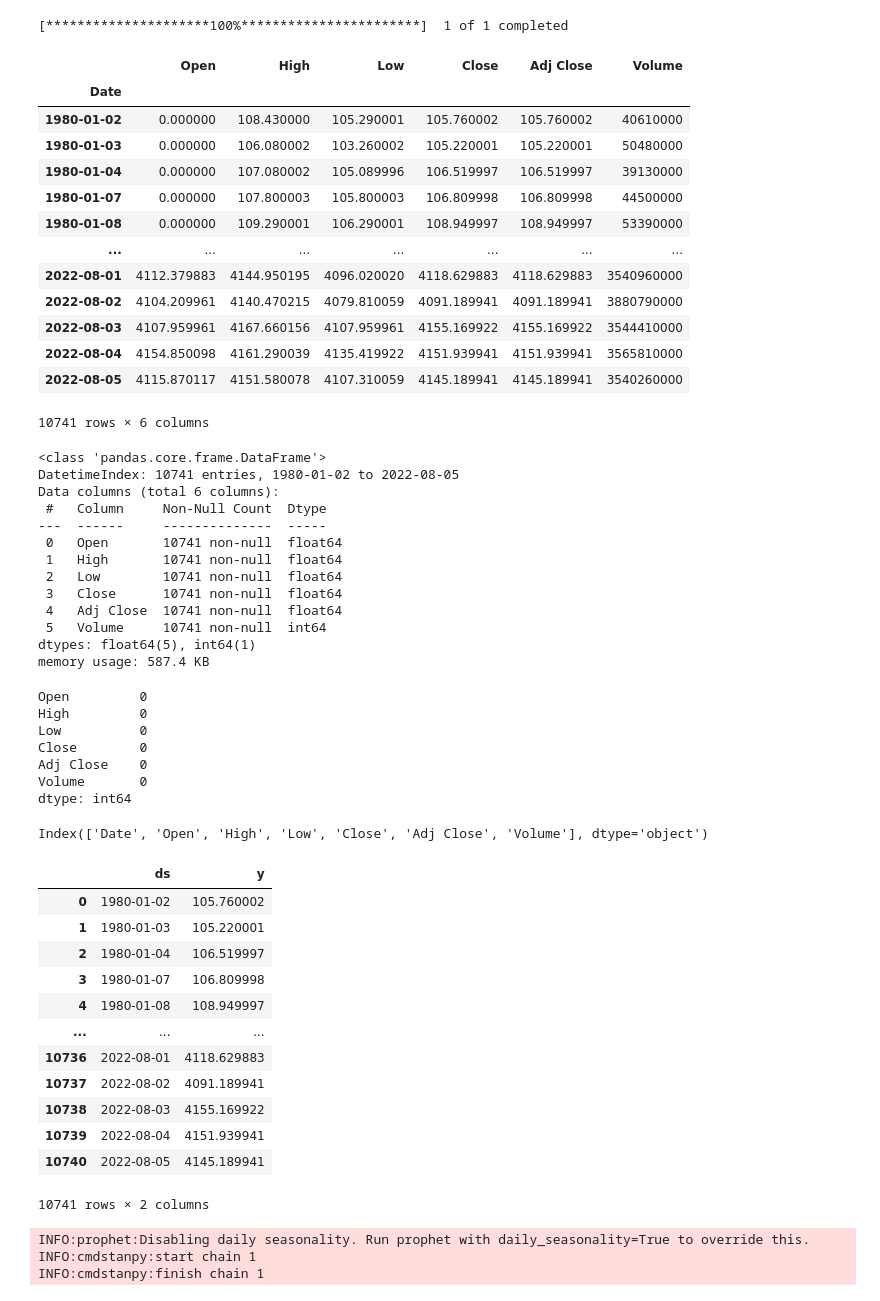
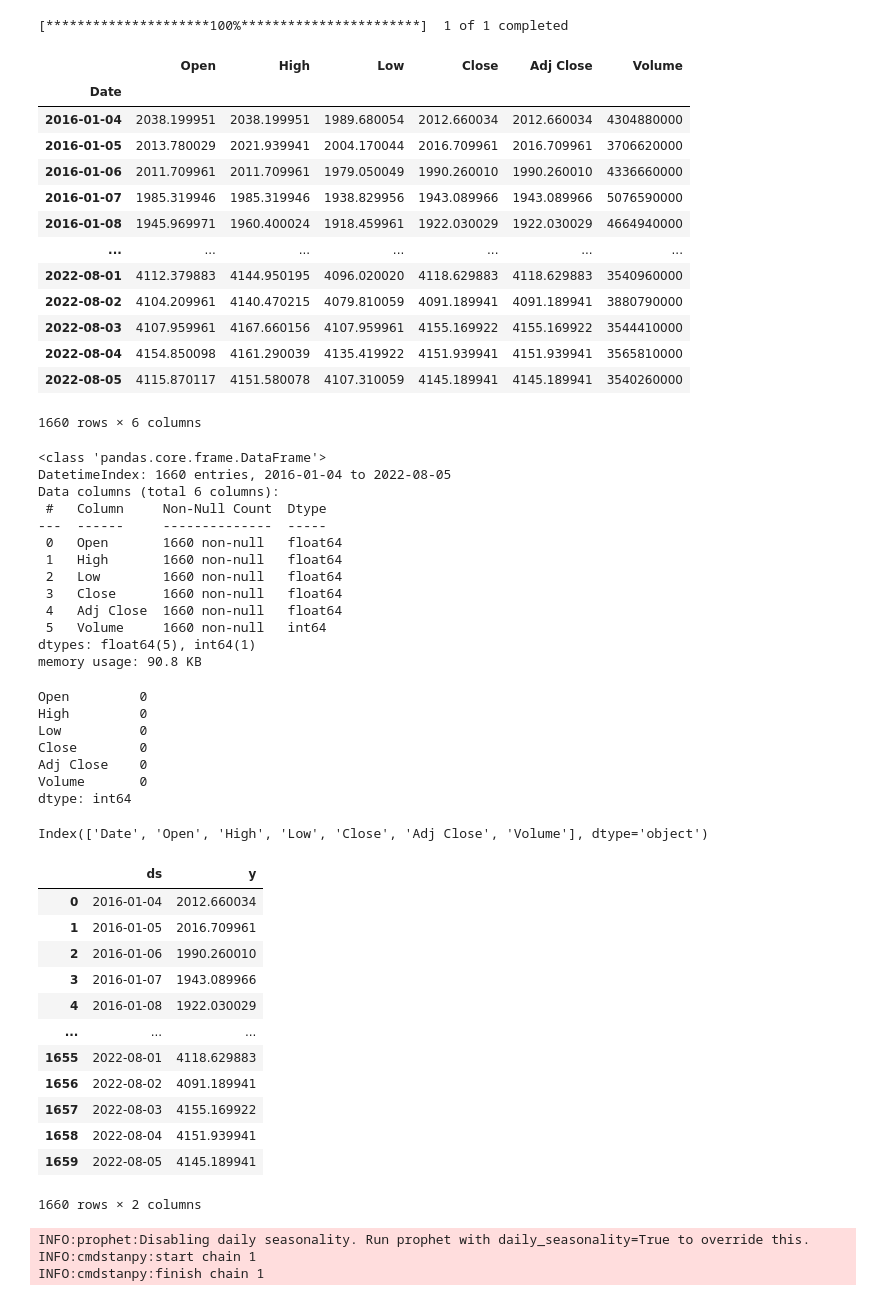
Before and after one commit to rishkosna/prophet_vs_monte, a Jupyter notebook: prophet_predictor.ipynb, the cells around one changed output. Saved outputs shown, nothing was run; the diff lists cells and outputs as text; code cells hidden in the pictures.

```diff
--- a/prophet_predictor.ipynb
+++ b/prophet_predictor.ipynb
@@ -16,46 +17,46 @@ warnings.filterwarnings('ignore')
 # %%
 # We are analyzing the S&P 500 Index thru the prophet API,
 # thus we need to garner the relevant data using yfinance
 
 today = datetime.today().strftime('%Y-%m-%d')
-start = '1980-01-01'
+start = '2016-01-01'
 
 sp_df = yf.download('^GSPC', start, today)
 sp_df
 # %% [output]
 [*********************100%***********************]  1 of 1 completed
 |  | Open | High | Low | Close | Adj Close | Volume |
 | Date |  |  |  |  |  |  |
-| 1980-01-02 | 0.000000 | 108.430000 | 105.290001 | 105.760002 | 105.760002 | 40610000 |
-| 1980-01-03 | 0.000000 | 106.080002 | 103.260002 | 105.220001 | 105.220001 | 50480000 |
-| 1980-01-04 | 0.000000 | 107.080002 | 105.089996 | 106.519997 | 106.519997 | 39130000 |
-| 1980-01-07 | 0.000000 | 107.800003 | 105.800003 | 106.809998 | 106.809998 | 44500000 |
-| 1980-01-08 | 0.000000 | 109.290001 | 106.290001 | 108.949997 | 108.949997 | 53390000 |
+| 2016-01-04 | 2038.199951 | 2038.199951 | 1989.680054 | 2012.660034 | 2012.660034 | 4304880000 |
+| 2016-01-05 | 2013.780029 | 2021.939941 | 2004.170044 | 2016.709961 | 2016.709961 | 3706620000 |
+| 2016-01-06 | 2011.709961 | 2011.709961 | 1979.050049 | 1990.260010 | 1990.260010 | 4336660000 |
+| 2016-01-07 | 1985.319946 | 1985.319946 | 1938.829956 | 1943.089966 | 1943.089966 | 5076590000 |
+| 2016-01-08 | 1945.969971 | 1960.400024 | 1918.459961 | 1922.030029 | 1922.030029 | 4664940000 |
 | ... | ... | ... | ... | ... | ... | ... |
 | 2022-08-01 | 4112.379883 | 4144.950195 | 4096.020020 | 4118.629883 | 4118.629883 | 3540960000 |
 | 2022-08-02 | 4104.209961 | 4140.470215 | 4079.810059 | 4091.189941 | 4091.189941 | 3880790000 |
 | 2022-08-03 | 4107.959961 | 4167.660156 | 4107.959961 | 4155.169922 | 4155.169922 | 3544410000 |
 | 2022-08-04 | 4154.850098 | 4161.290039 | 4135.419922 | 4151.939941 | 4151.939941 | 3565810000 |
 | 2022-08-05 | 4115.870117 | 4151.580078 | 4107.310059 | 4145.189941 | 4145.189941 | 3540260000 |
-10741 rows × 6 columns
+1660 rows × 6 columns
 # %%
 # data checks
 sp_df.info()
 sp_df.isnull().sum()
 # %% [output]
 <class 'pandas.core.frame.DataFrame'>
-DatetimeIndex: 10741 entries, 1980-01-02 to 2022-08-05
+DatetimeIndex: 1660 entries, 2016-01-04 to 2022-08-05
 Data columns (total 6 columns):
  #   Column     Non-Null Count  Dtype
 ---  ------     --------------  -----
- 0   Open       10741 non-null  float64
- 1   High       10741 non-null  float64
- 2   Low        10741 non-null  float64
- 3   Close      10741 non-null  float64
- 4   Adj Close  10741 non-null  float64
- 5   Volume     10741 non-null  int64
+ 0   Open       1660 non-null   float64
+ 1   High       1660 non-null   float64
+ 2   Low        1660 non-null   float64
+ 3   Close      1660 non-null   float64
+ 4   Adj Close  1660 non-null   float64
+ 5   Volume     1660 non-null   int64
 dtypes: float64(5), int64(1)
-memory usage: 587.4 KB
+memory usage: 90.8 KB
 Open         0
 High         0
 Low          0
@@ -80,18 +81,18 @@ df.rename(columns = {'Date' : 'ds', 'Adj Close' : 'y'}, inplace = True)
 df
 # %% [output]
 |  | ds | y |
-| 0 | 1980-01-02 | 105.760002 |
-| 1 | 1980-01-03 | 105.220001 |
-| 2 | 1980-01-04 | 106.519997 |
-| 3 | 1980-01-07 | 106.809998 |
-| 4 | 1980-01-08 | 108.949997 |
+| 0 | 2016-01-04 | 2012.660034 |
+| 1 | 2016-01-05 | 2016.709961 |
+| 2 | 2016-01-06 | 1990.260010 |
+| 3 | 2016-01-07 | 1943.089966 |
+| 4 | 2016-01-08 | 1922.030029 |
 | ... | ... | ... |
-| 10736 | 2022-08-01 | 4118.629883 |
-| 10737 | 2022-08-02 | 4091.189941 |
-| 10738 | 2022-08-03 | 4155.169922 |
-| 10739 | 2022-08-04 | 4151.939941 |
-| 10740 | 2022-08-05 | 4145.189941 |
+| 1655 | 2022-08-01 | 4118.629883 |
+| 1656 | 2022-08-02 | 4091.189941 |
+| 1657 | 2022-08-03 | 4155.169922 |
+| 1658 | 2022-08-04 | 4151.939941 |
+| 1659 | 2022-08-05 | 4145.189941 |
-10741 rows × 2 columns
+1660 rows × 2 columns
 # %%
 # quickly vizualizing data before prophet use
 fig = go.Figure()
```
Also changed, not shown: parts of 4 cells of this notebook.
